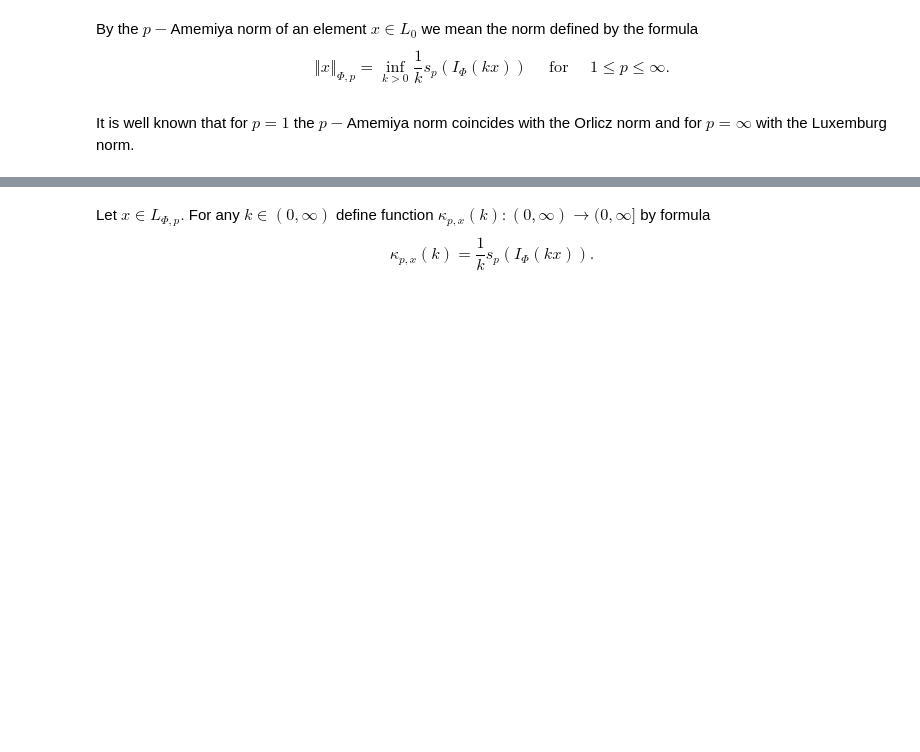
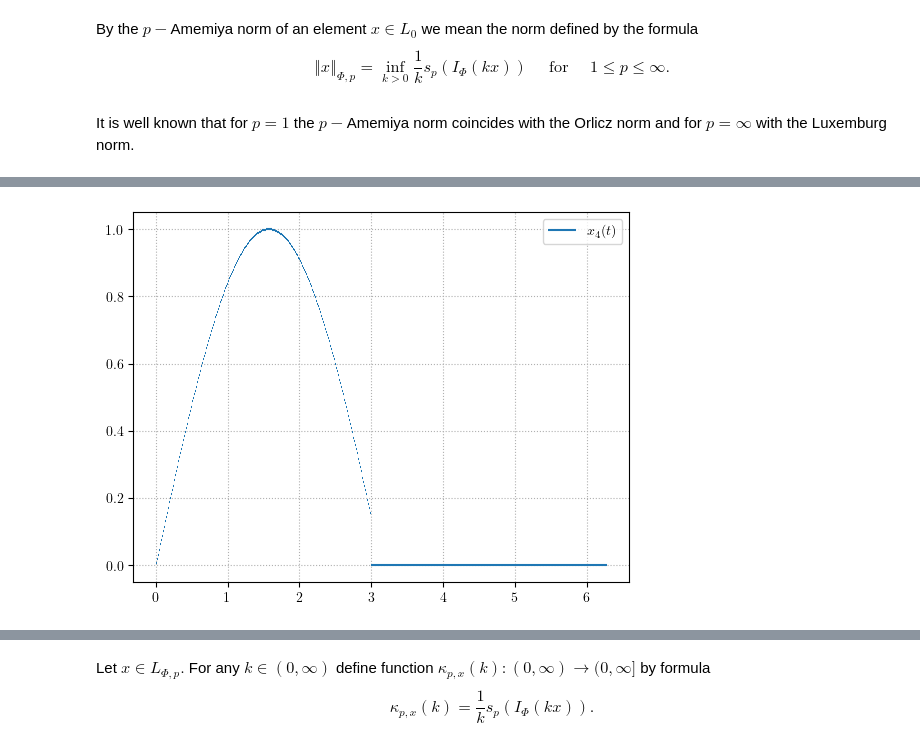
Before and after one commit to DyonOylloug/numerical_function_spaces, a Jupyter notebook: docs/norms.ipynb, the cells around one changed output, grey strips where cells are left out. Saved outputs shown, nothing was run; the diff lists cells and outputs as text; code cells hidden in the pictures; blank space fills up the shorter version.

```diff
--- a/docs/norms.ipynb
+++ b/docs/norms.ipynb
@@ -128,3 +176,12 @@ for i in range(len_t):
     arg = t_max / len_t * i
     if arg <= 3:
         x_4[0, i] = np.sin(arg)  # values
+# %%
+for i in range(0, len_t):
+    plt.hlines(y=x_4[0, i], xmin=sum([j for j in x_4[1, 0:i]]), xmax=sum([j for j in x_4[1, 0:i + 1]]),
+               label='$x_4(t)$' if i == 0 else None, )
+plt.legend()
+plt.show()
+plt.close()
+# %% [output]
+[figure, added]
```
Also changed, not shown: parts of 24 cells of this notebook.
